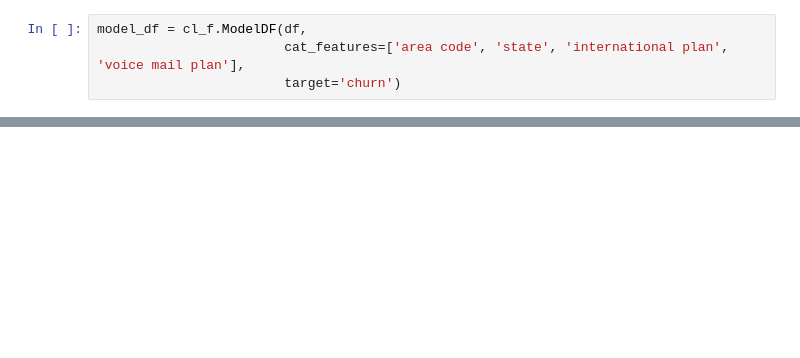
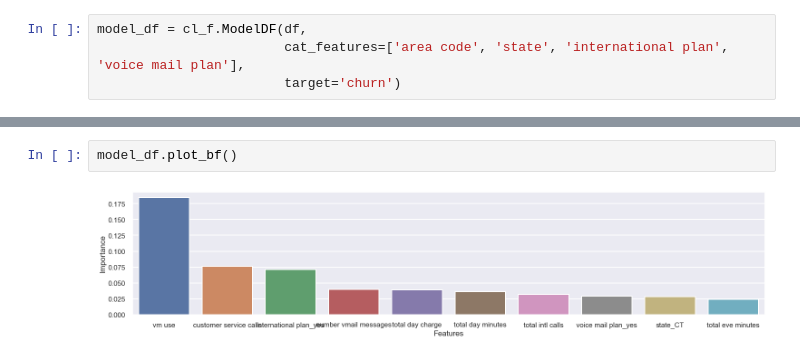
Before and after one commit to wplam107/classification_project, a Jupyter notebook: Classification_Project.ipynb, the cells around one changed output, grey strips where cells are left out. Drawn from its saved outputs; the diff is of its cells as text; blank space fills up the shorter version.

```diff
--- a/Classification_Project.ipynb
+++ b/Classification_Project.ipynb
@@ -58,0 +202,4 @@ There are 1 bool features
+# %%
+model_df.plot_bf()
+# %% [output]
+[figure, added]
```
Also changed, not shown: parts of 32 cells of this notebook, 1 other file.
